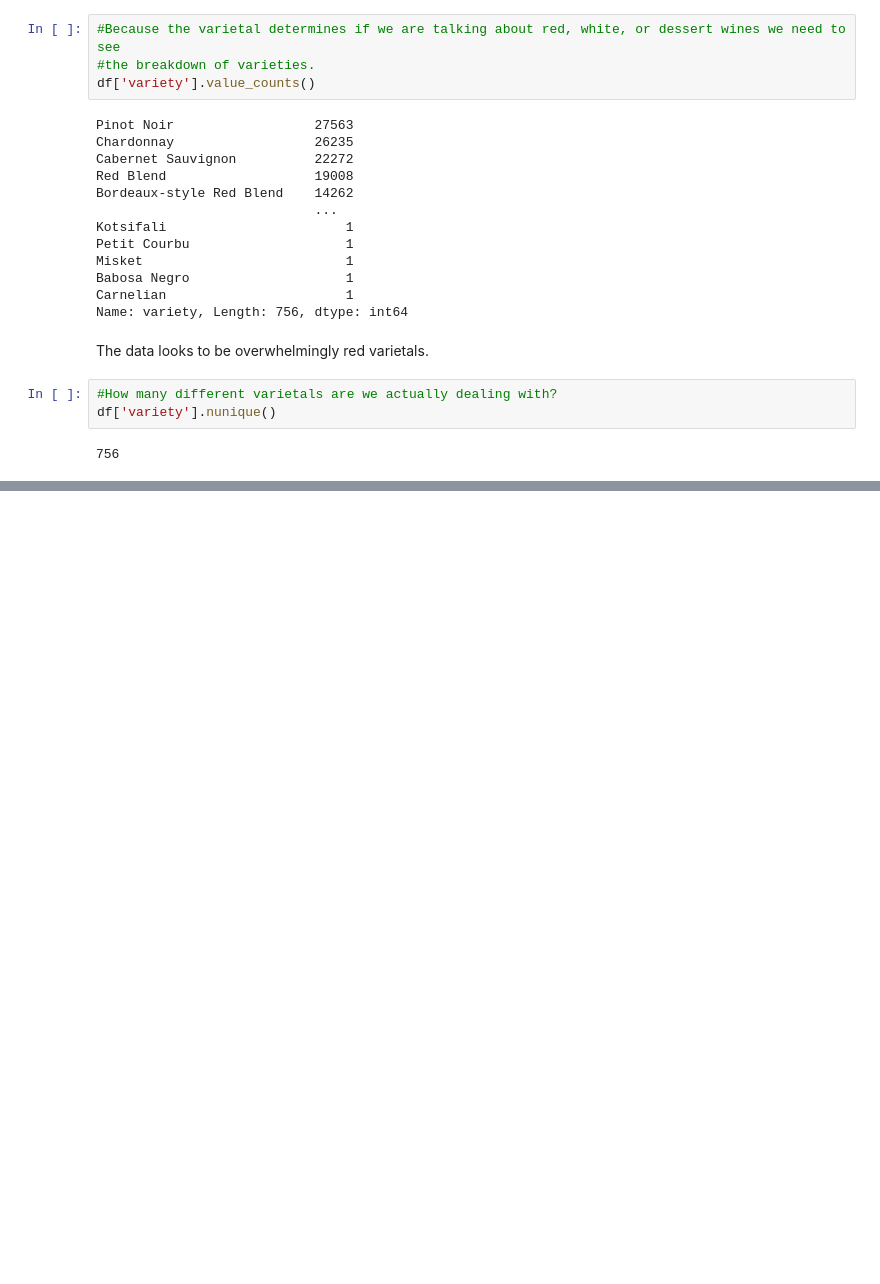
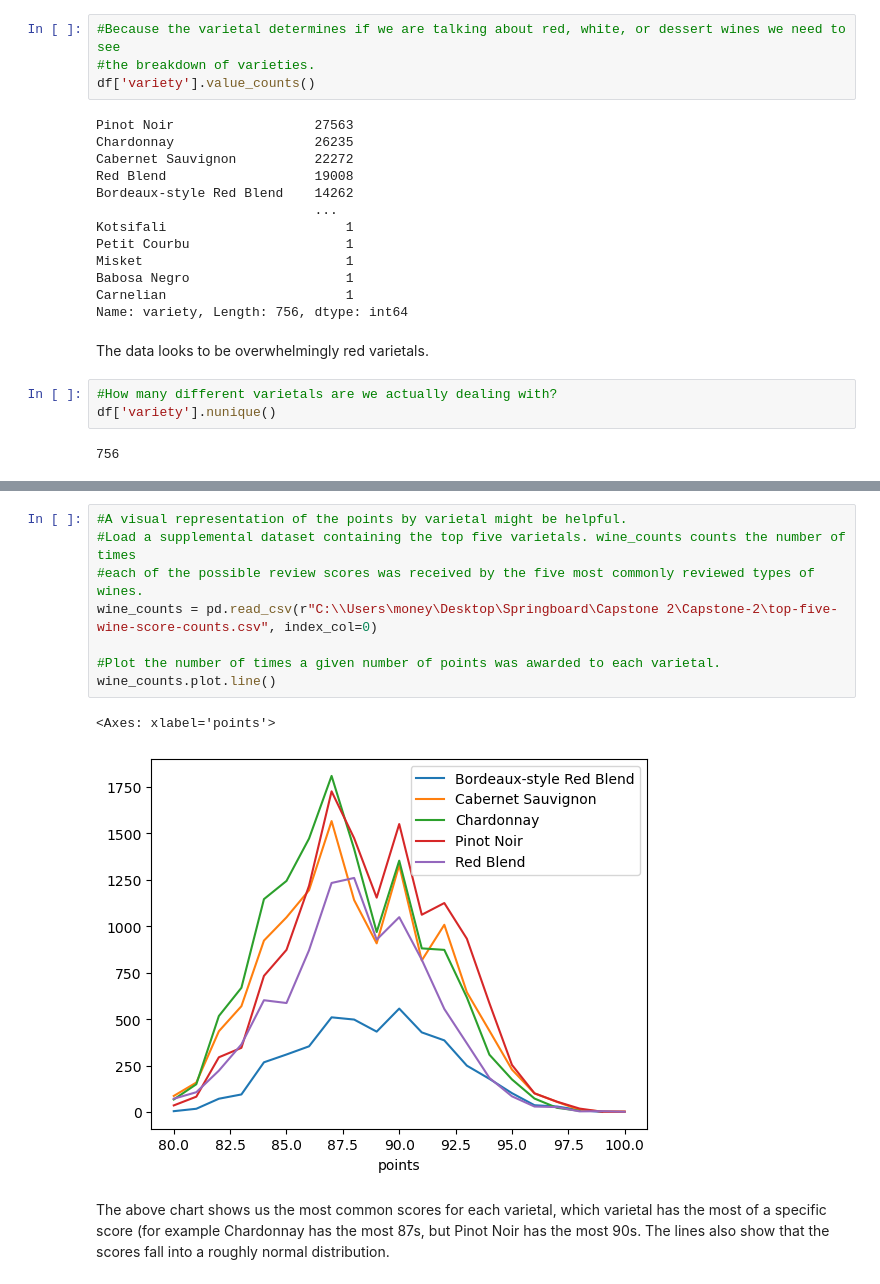
Before and after one commit to dancing-badger/Capstone-2, a Jupyter notebook: What Price for Wine.ipynb, the cells around one changed output, grey strips where cells are left out. Cells and saved outputs as stored; diff of their text form; blank space fills up the shorter version.

```diff
--- a/What Price for Wine.ipynb
+++ b/What Price for Wine.ipynb
@@ -139,2 +198,15 @@ df['variety'].nunique()
+# %%
+#A visual representation of the points by varietal might be helpful.
+#Load a supplemental dataset containing the top five varietals. wine_counts counts the number of times
+#each of the possible review scores was received by the five most commonly reviewed types of wines.
+wine_counts = pd.read_csv(r"C:\\Users\money\Desktop\Springboard\Capstone 2\Capstone-2\top-five-wine-score-counts.csv", index_col=0)
+
+#Plot the number of times a given number of points was awarded to each varietal.
+wine_counts.plot.line()
+# %% [output]
+<Axes: xlabel='points'>
+[figure, added]
+# %% [markdown]
+The above chart shows us the most common scores for each varietal, which varietal has the most of a specific score (for example Chardonnay has the most 87s, but Pinot Noir has the most 90s. The lines also show that the scores fall into a roughly normal distribution.
 # %%
 #What about the price data? Let's look at the statistics around that column.
```
Also changed, not shown: parts of 18 cells of this notebook, 2 other files.
